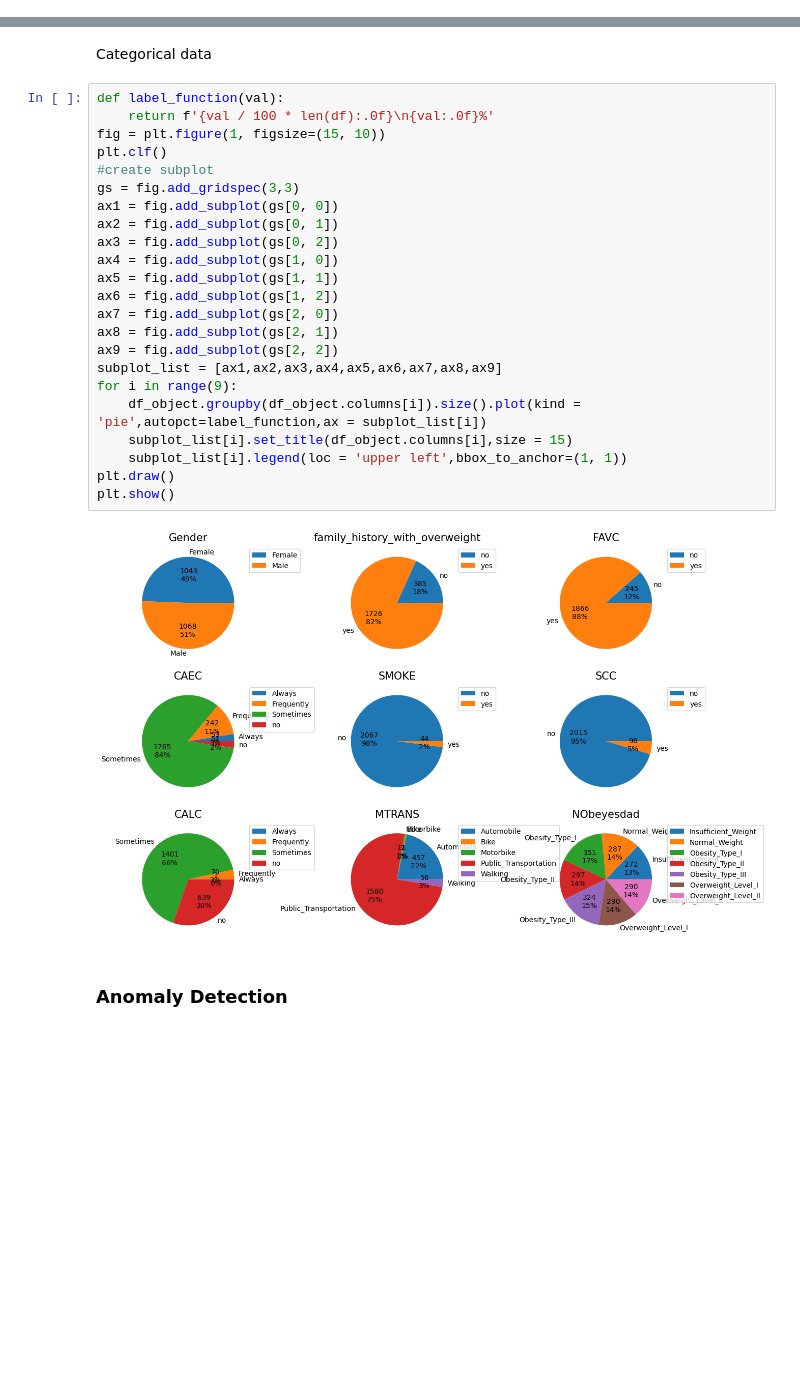
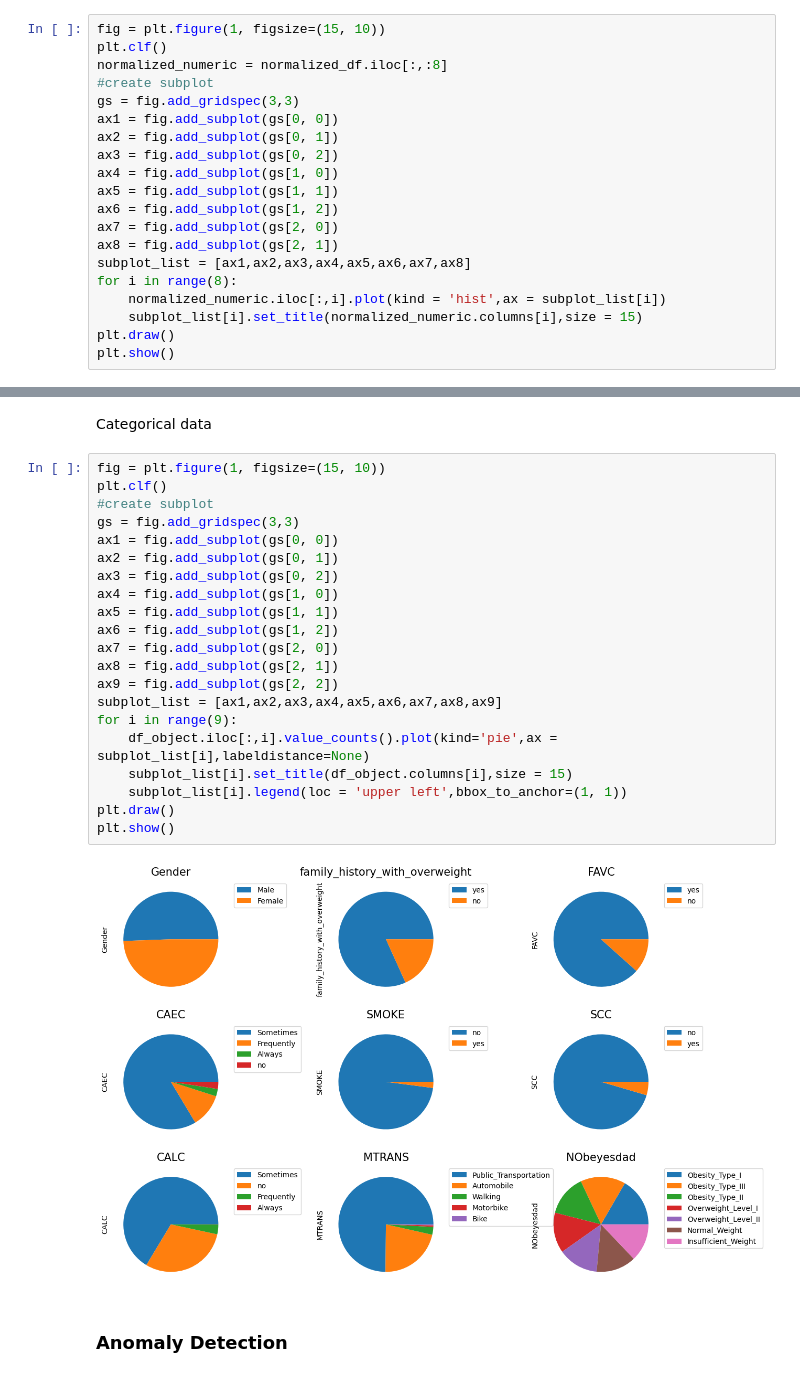
Before and after one commit to Sonic-zzt/ESE-527-Project, a Jupyter notebook: ESE_527_Project.ipynb, the cells around one changed output, grey strips where cells are left out. Cells and saved outputs as stored; diff of their text form; blank space fills up the shorter version.

```diff
--- a/ESE_527_Project.ipynb
+++ b/ESE_527_Project.ipynb
@@ -90,3 +90,23 @@ normalized_df
 ### Visualization
 # %% [markdown]
 Numerical data
+# %%
+fig = plt.figure(1, figsize=(15, 10))
+plt.clf()
+normalized_numeric = normalized_df.iloc[:,:8]
+#create subplot
+gs = fig.add_gridspec(3,3)
+ax1 = fig.add_subplot(gs[0, 0])
+ax2 = fig.add_subplot(gs[0, 1])
+ax3 = fig.add_subplot(gs[0, 2])
+ax4 = fig.add_subplot(gs[1, 0])
+ax5 = fig.add_subplot(gs[1, 1])
+ax6 = fig.add_subplot(gs[1, 2])
+ax7 = fig.add_subplot(gs[2, 0])
+ax8 = fig.add_subplot(gs[2, 1])
+subplot_list = [ax1,ax2,ax3,ax4,ax5,ax6,ax7,ax8]
+for i in range(8):
+    normalized_numeric.iloc[:,i].plot(kind = 'hist',ax = subplot_list[i])
+    subplot_list[i].set_title(normalized_numeric.columns[i],size = 15)
+plt.draw()
+plt.show()
@@ -112,30 +134,28 @@ sns.heatmap(normalized_df.iloc[:,0:8].corr(),annot = True);
 # %% [markdown]
 Categorical data
 # %%
-def label_function(val):
-    return f'{val / 100 * len(df):.0f}\n{val:.0f}%'
 fig = plt.figure(1, figsize=(15, 10))
 plt.clf()
 #create subplot
 gs = fig.add_gridspec(3,3)
 ax1 = fig.add_subplot(gs[0, 0])
 ax2 = fig.add_subplot(gs[0, 1])
 ax3 = fig.add_subplot(gs[0, 2])
 ax4 = fig.add_subplot(gs[1, 0])
 ax5 = fig.add_subplot(gs[1, 1])
 ax6 = fig.add_subplot(gs[1, 2])
 ax7 = fig.add_subplot(gs[2, 0])
 ax8 = fig.add_subplot(gs[2, 1])
 ax9 = fig.add_subplot(gs[2, 2])
 subplot_list = [ax1,ax2,ax3,ax4,ax5,ax6,ax7,ax8,ax9]
 for i in range(9):
-    df_object.groupby(df_object.columns[i]).size().plot(kind = 'pie',autopct=label_function,ax = subplot_list[i])
+    df_object.iloc[:,i].value_counts().plot(kind='pie',ax = subplot_list[i],labeldistance=None)
     subplot_list[i].set_title(df_object.columns[i],size = 15)
     subplot_list[i].legend(loc = 'upper left',bbox_to_anchor=(1, 1))
 plt.draw()
 plt.show()
 # %% [output]
-[figure, old version]
+[figure, new version]
 # %% [markdown]
 ### Anomaly Detection
 # %% [markdown]
```
Also changed, not shown: parts of 1 cell of this notebook.
